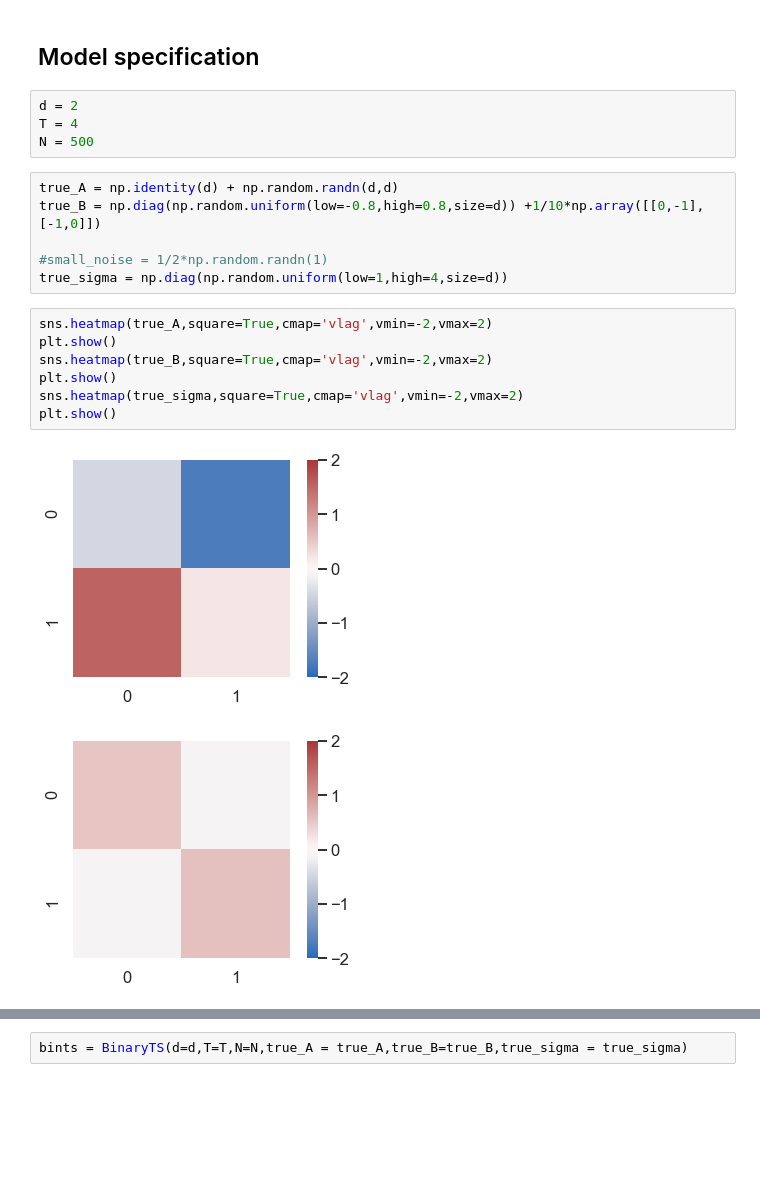
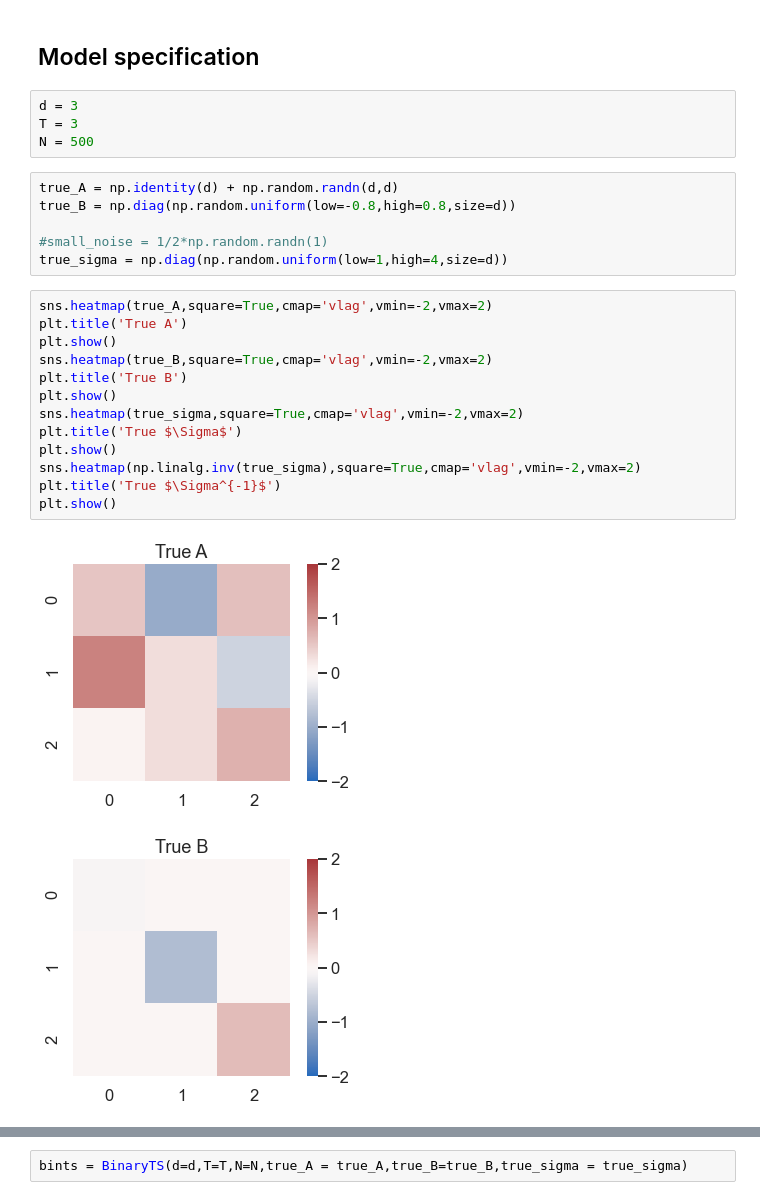
Before and after one commit to LinusBleistein/binary_ts, a Jupyter notebook: torch_structured_optim_softmax.ipynb, the cells around one changed output, grey strips where cells are left out. Cells and saved outputs as stored; diff of their text form; blank space fills up the shorter version.

```diff
--- a/torch_structured_optim_softmax.ipynb
+++ b/torch_structured_optim_softmax.ipynb
@@ -831,22 +845,28 @@ class BinaryTS:
 # %% [markdown]
 ## Model specification
 # %%
-d = 2
-T = 4
+d = 3
+T = 3
 N = 500
 # %%
 true_A = np.identity(d) + np.random.randn(d,d)
-true_B = np.diag(np.random.uniform(low=-0.8,high=0.8,size=d)) +1/10*np.array([[0,-1],[-1,0]])
+true_B = np.diag(np.random.uniform(low=-0.8,high=0.8,size=d))
 
 #small_noise = 1/2*np.random.randn(1)
 true_sigma = np.diag(np.random.uniform(low=1,high=4,size=d))
 # %%
 sns.heatmap(true_A,square=True,cmap='vlag',vmin=-2,vmax=2)
+plt.title('True A')
 plt.show()
 sns.heatmap(true_B,square=True,cmap='vlag',vmin=-2,vmax=2)
+plt.title('True B')
 plt.show()
 sns.heatmap(true_sigma,square=True,cmap='vlag',vmin=-2,vmax=2)
+plt.title('True $\Sigma$')
 plt.show()
+sns.heatmap(np.linalg.inv(true_sigma),square=True,cmap='vlag',vmin=-2,vmax=2)
+plt.title('True $\Sigma^{-1}$')
+plt.show()
 # %% [output]
-[figure, old version]
+[figure, new version]
-[figure, old version]
+[figure, new version]
```
Also changed, not shown: parts of 21 cells of this notebook.
